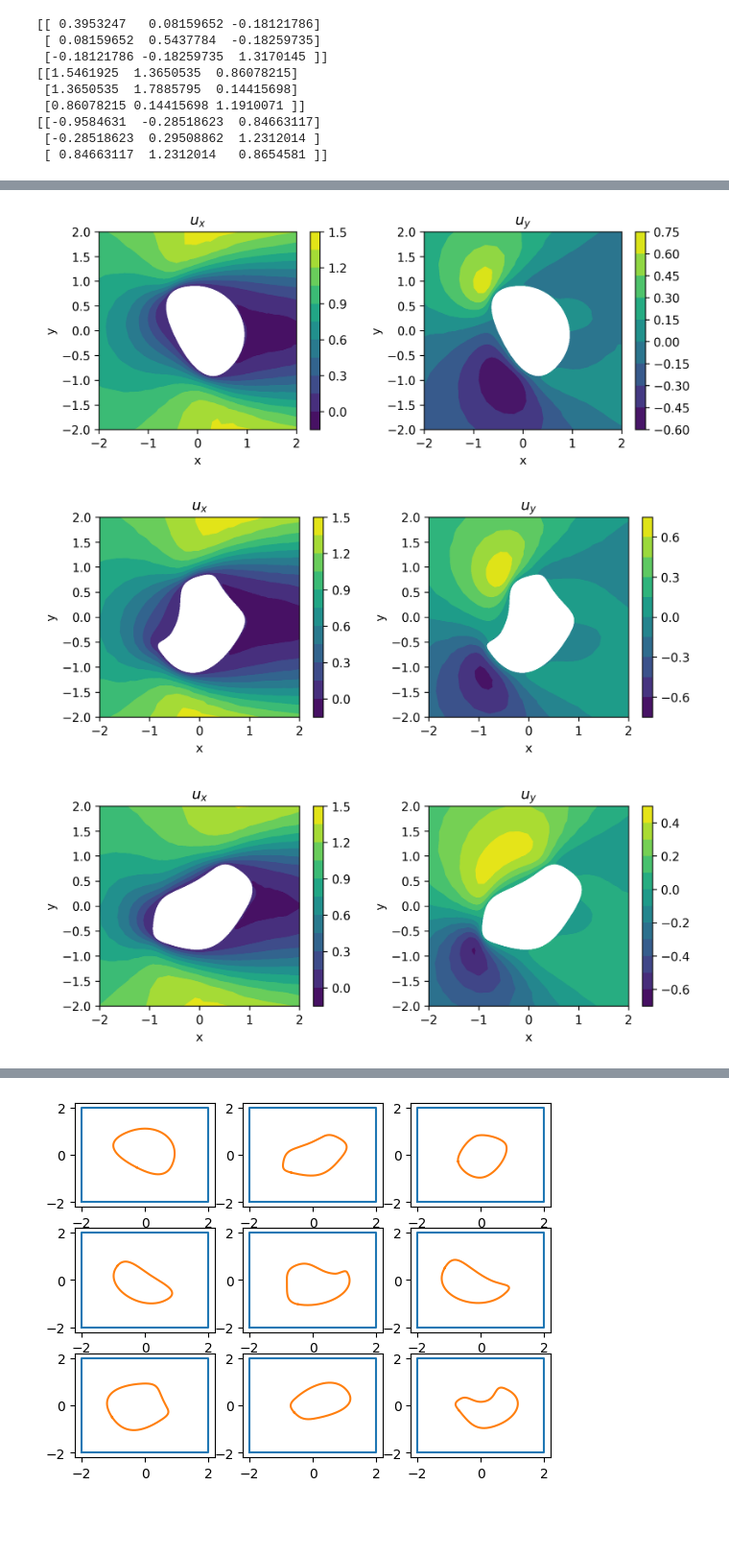
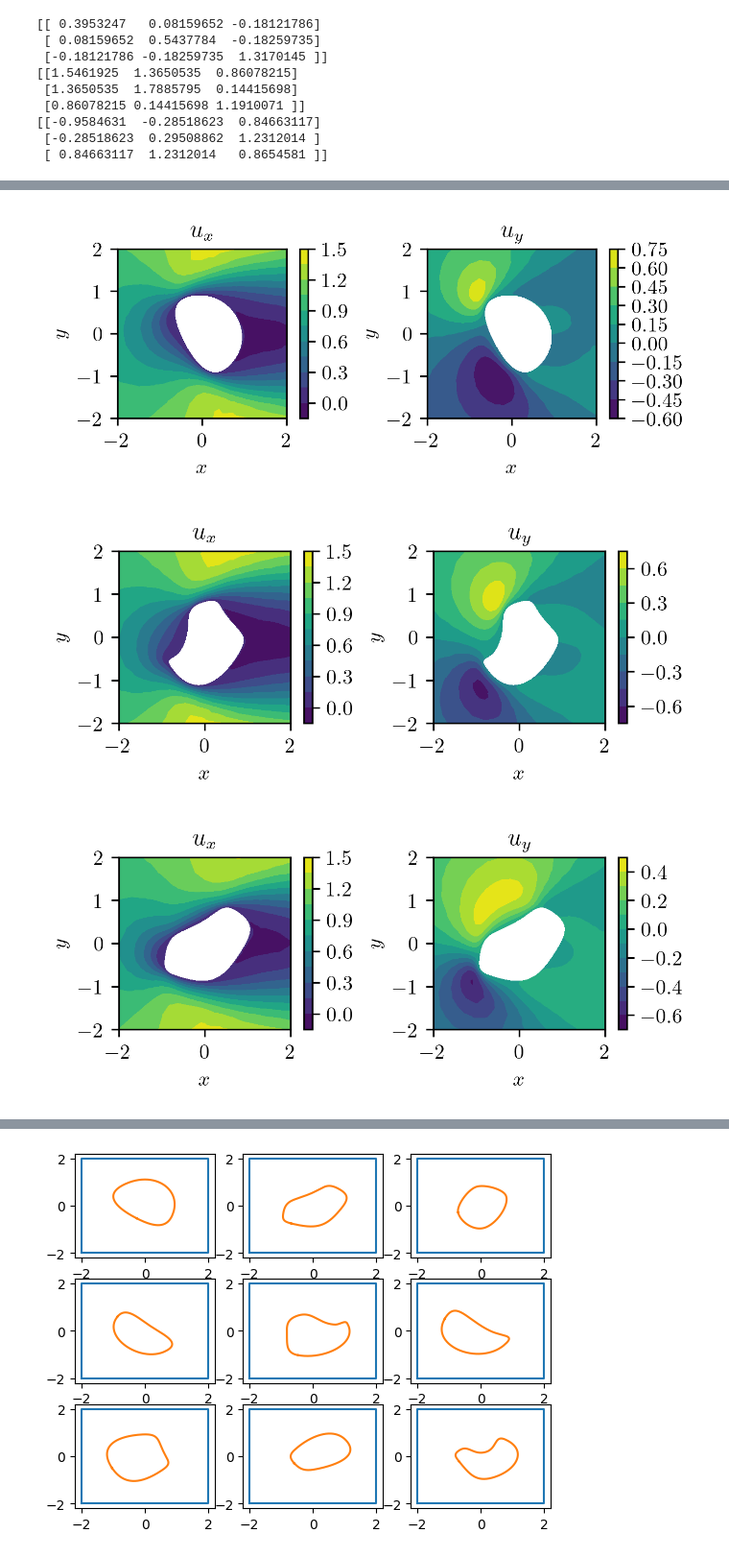
Before and after one commit to jh6220/SINNs-FEM, a Jupyter notebook: SINNs_FEM_implementationV2.ipynb, the cells around one changed output, grey strips where cells are left out. Shown: that part at 96% size. Cells and saved outputs as stored; diff of their text form; code cells hidden in the pictures; blank space fills up the shorter version.

```diff
--- a/SINNs_FEM_implementationV2.ipynb
+++ b/SINNs_FEM_implementationV2.ipynb
@@ -1324,3 +1328,30 @@ hyperParams['nodesD'] = nodesD.tolist()
+# %%
+data_arr_list = data.copy()
+
+for i in tqdm(range(len(data_arr_list))):
+    data = data_arr_list[i]
+    key_del = ['isInDomainF','interpSE','interpSD','interpD2B','interpELS','interpBS','interpBN','interpBC','solutionBoffset']
+    for key in key_del:
+        if key in data.keys():
+            del data[key]
+    for key in data.keys():
+        if type(data[key]) == np.ndarray:
+            data[key] = data[key].tolist()
+        elif type(data[key]) == list:
+            if type(data[key][0]) == np.ndarray:
+                for j in range(len(data[key])):
+                    data[key][j] = data[key][j].tolist()
+            elif type(data[key][0]) == np.int64:
+                data[key] = [int(x) for x in data[key]]
+
+# write to a json file
+with open('TrainingData/LowReFlowDataProcessed/dataLowReFLow4.json', 'w') as f:
+    json.dump(data_arr_list, f)
+# %%
+filePath = 'TrainingData/LowReFlowDataProcessed/dataLowReFLow4.json'
+derL = False
+pressureBC = False
+data = loadData(filePath,derL,pressureBC)
 # %%
 N_nodes_orig = []
 N_elements_orig = []
@@ -1408,7 +1439,7 @@ plt.gca().set_yscale('log')
 # %%
 %matplotlib inline
 for i in range(30):
-    nodesB = data_train[i]['nodesCurves']
+    nodesB = data[i]['nodesCurves']
     plt.plot(nodesB[0][:,0],nodesB[0][:,1])
     plt.plot(nodesB[1][:,0],nodesB[1][:,1],linewidth=1)
 plt.show()
@@ -1489,6 +1520,9 @@ def PlotMesh(nodes, boundaryNodes, elements):
     plt.gca().set_aspect('equal', adjustable='box')
 
 def PlotFEMsolution(nodes, elements,l, axisLabels = True, useColorBar = True, labels = False, subplotsize=(6,5),dpi = 100):
+    plt.rc('text', usetex=True)
+    plt.rc('font', family='serif')
+
     if elements.shape[1] == 4:
         # Convert quadrlateral mesh to triangular mesh
         elements = np.concatenate([elements[:,:3],elements[:,1:]],0)
@@ -1508,8 +1542,8 @@ def PlotFEMsolution(nodes, elements,l, axisLabels = True, useColorBar = True, la
         if useColorBar:
             plt.colorbar()
         if axisLabels:
-            plt.xlabel('x')
-            plt.ylabel('y')
+            plt.xlabel('$x$')
+            plt.ylabel('$y$')
         else:
             plt.axis('off')
         if labels:
@@ -1586,9 +1620,9 @@ Error velocity fields
 # %%
 idx_arr = [4,14,21,-9]
 for i in range(4):
     data_i = data[idx_arr[i]]
-    PlotFEMsolution(data_i['nodes'],data_i['elements'],data_i['solution'][...,:2], axisLabels=True, useColorBar=True,labels=['$u_x$', '$u_y$'], subplotsize=(4.5,3),dpi=300)
+    PlotFEMsolution(data_i['nodes'],data_i['elements'],data_i['solution'][...,:2], axisLabels=True, useColorBar=True,labels=['$u_x$', '$u_y$'], subplotsize=(2.5,1.5),dpi=300)
 # %% [output]
-[figure, old version]
+[figure, new version]
-[figure, old version]
+[figure, new version]
-[figure, old version]
+[figure, new version]
```
Also changed, not shown: parts of 6 cells of this notebook, 48 other files.
